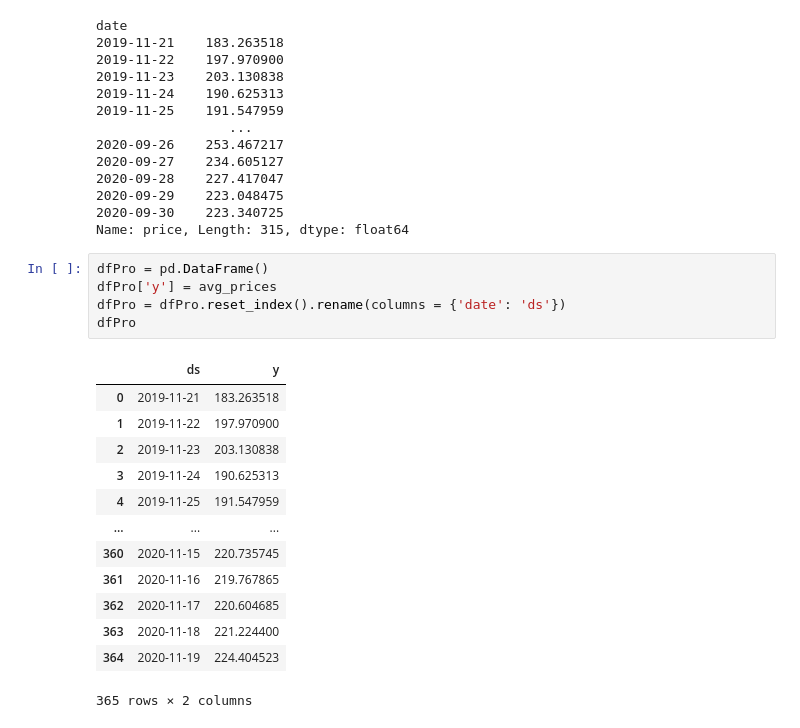
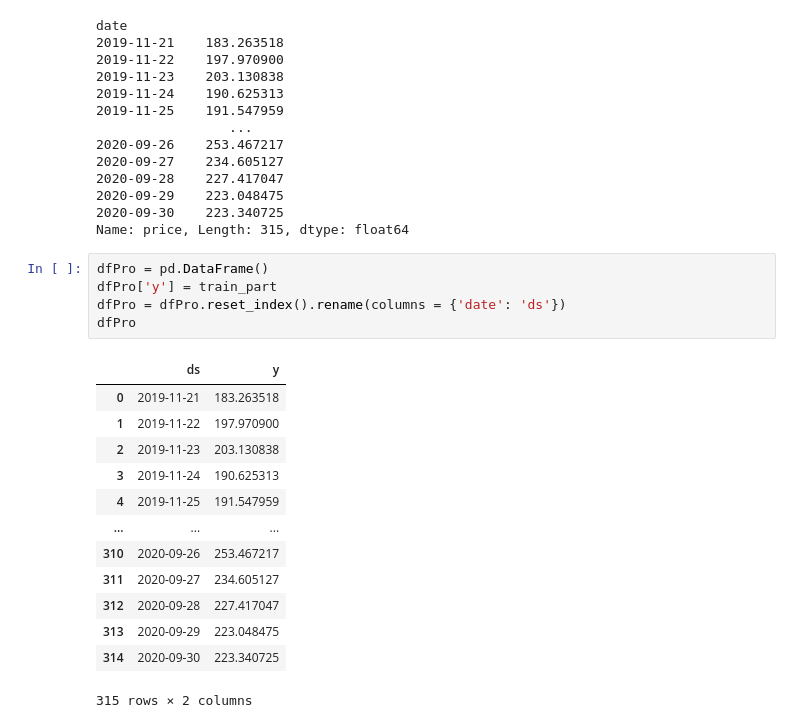
Before and after one commit to Shen-Andrew/Cogs108-Group-Project, a Jupyter notebook: Facebook Prophet Model.ipynb, the cells around one changed output. Saved outputs shown, nothing was run; the diff lists cells and outputs as text.

```diff
--- a/Facebook Prophet Model.ipynb
+++ b/Facebook Prophet Model.ipynb
@@ -105,21 +107,21 @@ date
 Name: price, Length: 315, dtype: float64
 # %%
 dfPro = pd.DataFrame()
-dfPro['y'] = avg_prices
+dfPro['y'] = train_part
 dfPro = dfPro.reset_index().rename(columns = {'date': 'ds'})
 dfPro
 # %% [output]
 |  | ds | y |
 | 0 | 2019-11-21 | 183.263518 |
 | 1 | 2019-11-22 | 197.970900 |
 | 2 | 2019-11-23 | 203.130838 |
 | 3 | 2019-11-24 | 190.625313 |
 | 4 | 2019-11-25 | 191.547959 |
 | ... | ... | ... |
-| 360 | 2020-11-15 | 220.735745 |
-| 361 | 2020-11-16 | 219.767865 |
-| 362 | 2020-11-17 | 220.604685 |
-| 363 | 2020-11-18 | 221.224400 |
-| 364 | 2020-11-19 | 224.404523 |
+| 310 | 2020-09-26 | 253.467217 |
+| 311 | 2020-09-27 | 234.605127 |
+| 312 | 2020-09-28 | 227.417047 |
+| 313 | 2020-09-29 | 223.048475 |
+| 314 | 2020-09-30 | 223.340725 |
-365 rows × 2 columns
+315 rows × 2 columns
 # %%
```
Also changed, not shown: parts of 14 cells of this notebook.
